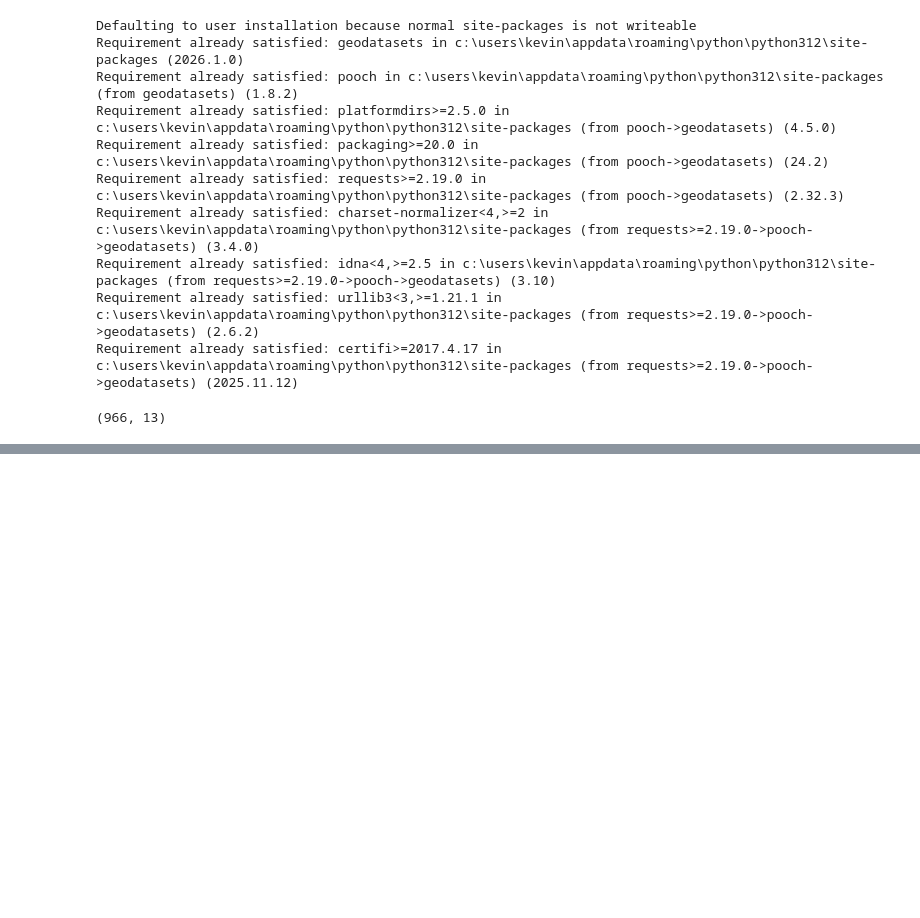
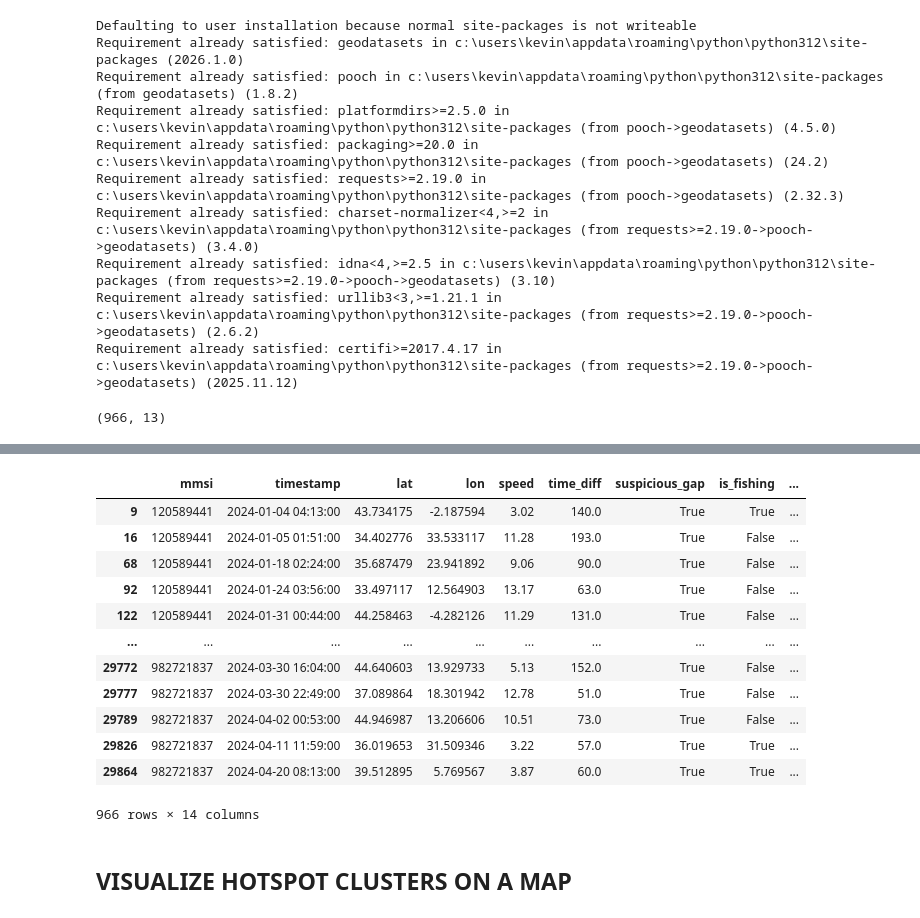
Before and after one commit to kevinmanjiladev/MediFishSpot-AI, a Jupyter notebook: app.ipynb, the cells around one changed output, grey strips where cells are left out. Saved outputs shown, nothing was run; the diff lists cells and outputs as text; code cells hidden in the pictures; blank space fills up the shorter version.

```diff
--- a/app.ipynb
+++ b/app.ipynb
@@ -568,0 +646,7 @@ m
+# %%
+from sklearn.cluster import DBSCAN
+coords=sea_points[['lat','lon']].to_numpy()
+
+db=DBSCAN(eps=0.7,min_samples=15)
+db.fit(coords)
+sea_points['cluster']=db.labels_
@@ -568,0 +677,19 @@ m
+# %%
+sea_points
+# %% [output]
+|  | mmsi | timestamp | lat | lon | speed | time_diff | suspicious_gap | is_fishing | ... |
+| 9 | 120589441 | 2024-01-04 04:13:00 | 43.734175 | -2.187594 | 3.02 | 140.0 | True | True | ... |
+| 16 | 120589441 | 2024-01-05 01:51:00 | 34.402776 | 33.533117 | 11.28 | 193.0 | True | False | ... |
+| 68 | 120589441 | 2024-01-18 02:24:00 | 35.687479 | 23.941892 | 9.06 | 90.0 | True | False | ... |
+| 92 | 120589441 | 2024-01-24 03:56:00 | 33.497117 | 12.564903 | 13.17 | 63.0 | True | False | ... |
+| 122 | 120589441 | 2024-01-31 00:44:00 | 44.258463 | -4.282126 | 11.29 | 131.0 | True | False | ... |
+| ... | ... | ... | ... | ... | ... | ... | ... | ... | ... |
+| 29772 | 982721837 | 2024-03-30 16:04:00 | 44.640603 | 13.929733 | 5.13 | 152.0 | True | False | ... |
+| 29777 | 982721837 | 2024-03-30 22:49:00 | 37.089864 | 18.301942 | 12.78 | 51.0 | True | False | ... |
+| 29789 | 982721837 | 2024-04-02 00:53:00 | 44.946987 | 13.206606 | 10.51 | 73.0 | True | False | ... |
+| 29826 | 982721837 | 2024-04-11 11:59:00 | 36.019653 | 31.509346 | 3.22 | 57.0 | True | True | ... |
+| 29864 | 982721837 | 2024-04-20 08:13:00 | 39.512895 | 5.769567 | 3.87 | 60.0 | True | True | ... |
+966 rows × 14 columns
+# %% [markdown]
+VISUALIZE HOTSPOT CLUSTERS ON A MAP
+---
```
Also changed, not shown: parts of 26 cells of this notebook.
